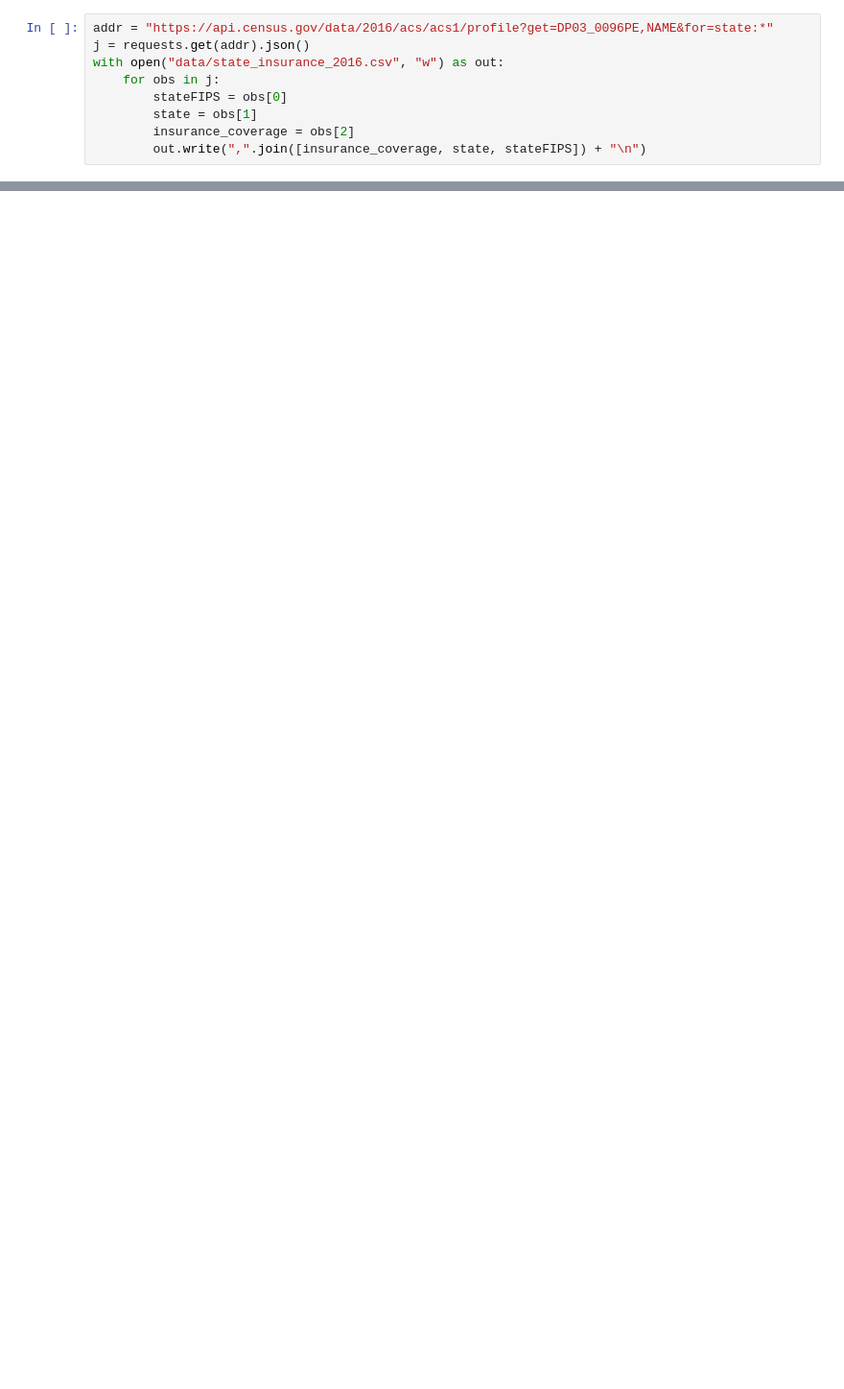
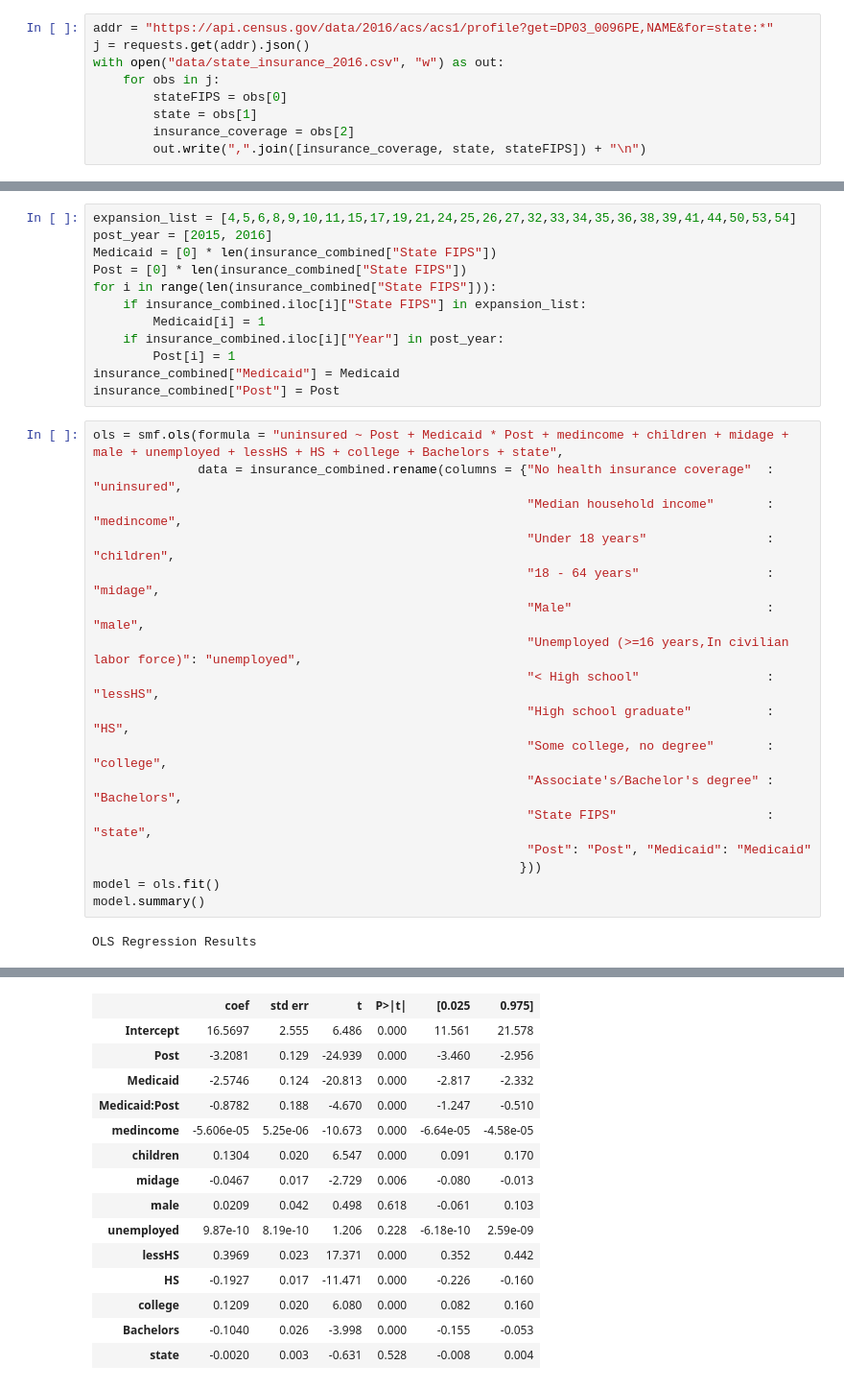
Before and after one commit to wusiyu94/Python_Project_US_Health_Insurance, a Jupyter notebook: Health_Insurance_Coverage.ipynb, the cells around one changed output, grey strips where cells are left out. Shown at 96% size. Saved outputs shown, nothing was run; the diff lists cells and outputs as text; blank space fills up the shorter version.

```diff
--- a/Health_Insurance_Coverage.ipynb
+++ b/Health_Insurance_Coverage.ipynb
@@ -117,0 +366,31 @@ ax.get_legend().get_frame().set_linewidth(0)
+# %%
+expansion_list = [4,5,6,8,9,10,11,15,17,19,21,24,25,26,27,32,33,34,35,36,38,39,41,44,50,53,54]
+post_year = [2015, 2016]
+Medicaid = [0] * len(insurance_combined["State FIPS"])
+Post = [0] * len(insurance_combined["State FIPS"])
+for i in range(len(insurance_combined["State FIPS"])):
+    if insurance_combined.iloc[i]["State FIPS"] in expansion_list:
+        Medicaid[i] = 1
+    if insurance_combined.iloc[i]["Year"] in post_year:
+        Post[i] = 1
+insurance_combined["Medicaid"] = Medicaid
+insurance_combined["Post"] = Post
+# %%
+ols = smf.ols(formula = "uninsured ~ Post + Medicaid * Post + medincome + children + midage + male + unemployed + lessHS + HS + college + Bachelors + state",
+              data = insurance_combined.rename(columns = {"No health insurance coverage"  : "uninsured",
+                                                          "Median household income"       : "medincome",
+                                                          "Under 18 years"                : "children",
+                                                          "18 - 64 years"                 : "midage",
+                                                          "Male"                          : "male",
+                                                          "Unemployed (>=16 years,In civilian labor force)": "unemployed",
+                                                          "< High school"                 : "lessHS",
+                                                          "High school graduate"          : "HS",
+                                                          "Some college, no degree"       : "college",
+                                                          "Associate's/Bachelor's degree" : "Bachelors",
+                                                          "State FIPS"                    : "state",
+                                                          "Post": "Post", "Medicaid": "Medicaid"
+                                                         }))
+model = ols.fit()
+model.summary()
+# %% [output]
+OLS Regression Results
@@ -117,0 +406,15 @@ ax.get_legend().get_frame().set_linewidth(0)
+|  | coef | std err | t | P>|t| | [0.025 | 0.975] |
+| Intercept | 16.5697 | 2.555 | 6.486 | 0.000 | 11.561 | 21.578 |
+| Post | -3.2081 | 0.129 | -24.939 | 0.000 | -3.460 | -2.956 |
+| Medicaid | -2.5746 | 0.124 | -20.813 | 0.000 | -2.817 | -2.332 |
+| Medicaid:Post | -0.8782 | 0.188 | -4.670 | 0.000 | -1.247 | -0.510 |
+| medincome | -5.606e-05 | 5.25e-06 | -10.673 | 0.000 | -6.64e-05 | -4.58e-05 |
+| children | 0.1304 | 0.020 | 6.547 | 0.000 | 0.091 | 0.170 |
+| midage | -0.0467 | 0.017 | -2.729 | 0.006 | -0.080 | -0.013 |
+| male | 0.0209 | 0.042 | 0.498 | 0.618 | -0.061 | 0.103 |
+| unemployed | 9.87e-10 | 8.19e-10 | 1.206 | 0.228 | -6.18e-10 | 2.59e-09 |
+| lessHS | 0.3969 | 0.023 | 17.371 | 0.000 | 0.352 | 0.442 |
+| HS | -0.1927 | 0.017 | -11.471 | 0.000 | -0.226 | -0.160 |
+| college | 0.1209 | 0.020 | 6.080 | 0.000 | 0.082 | 0.160 |
+| Bachelors | -0.1040 | 0.026 | -3.998 | 0.000 | -0.155 | -0.053 |
+| state | -0.0020 | 0.003 | -0.631 | 0.528 | -0.008 | 0.004 |
```
Also changed, not shown: parts of 32 cells of this notebook.
